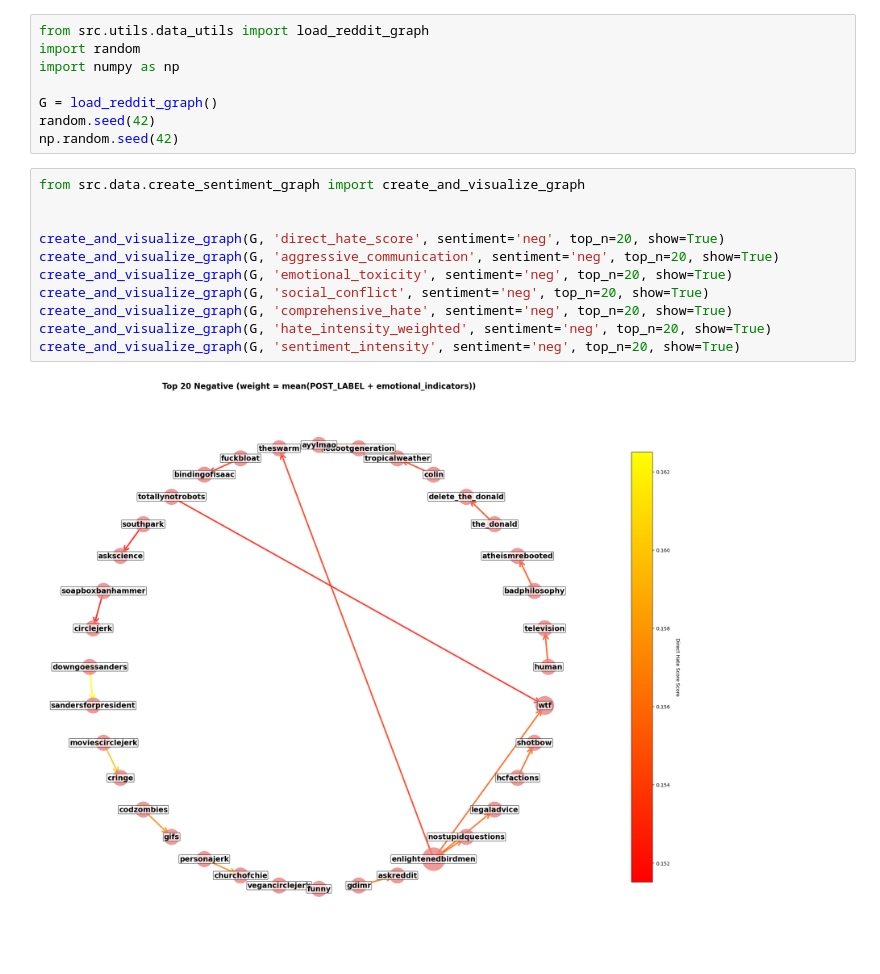
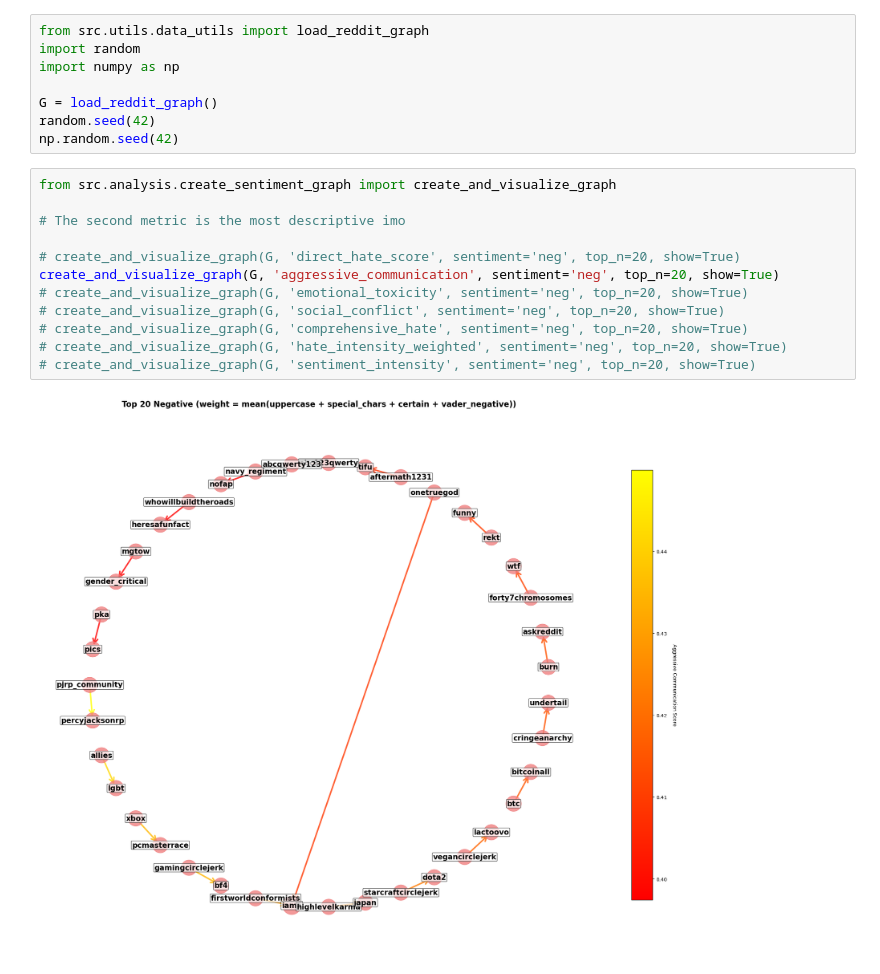
Before and after one commit to EPFLHenrik/ViralRedditCookbook, a Jupyter notebook: results.ipynb, the cells around one changed output. Cells and saved outputs as stored; diff of their text form.

```diff
--- a/results.ipynb
+++ b/results.ipynb
@@ -60,15 +60,16 @@ G = load_reddit_graph()
 random.seed(42)
 np.random.seed(42)
 # %%
-from src.data.create_sentiment_graph import create_and_visualize_graph
+from src.analysis.create_sentiment_graph import create_and_visualize_graph
 
+# The second metric is the most descriptive imo
 
-create_and_visualize_graph(G, 'direct_hate_score', sentiment='neg', top_n=20, show=True)
+# create_and_visualize_graph(G, 'direct_hate_score', sentiment='neg', top_n=20, show=True)
 create_and_visualize_graph(G, 'aggressive_communication', sentiment='neg', top_n=20, show=True)
-create_and_visualize_graph(G, 'emotional_toxicity', sentiment='neg', top_n=20, show=True)
-create_and_visualize_graph(G, 'social_conflict', sentiment='neg', top_n=20, show=True)
-create_and_visualize_graph(G, 'comprehensive_hate', sentiment='neg', top_n=20, show=True)
-create_and_visualize_graph(G, 'hate_intensity_weighted', sentiment='neg', top_n=20, show=True)
-create_and_visualize_graph(G, 'sentiment_intensity', sentiment='neg', top_n=20, show=True)
+# create_and_visualize_graph(G, 'emotional_toxicity', sentiment='neg', top_n=20, show=True)
+# create_and_visualize_graph(G, 'social_conflict', sentiment='neg', top_n=20, show=True)
+# create_and_visualize_graph(G, 'comprehensive_hate', sentiment='neg', top_n=20, show=True)
+# create_and_visualize_graph(G, 'hate_intensity_weighted', sentiment='neg', top_n=20, show=True)
+# create_and_visualize_graph(G, 'sentiment_intensity', sentiment='neg', top_n=20, show=True)
 # %% [output]
-[figure, old version]
+[figure, new version]
```
Also changed, not shown: parts of 4 cells of this notebook, 22 other files.
